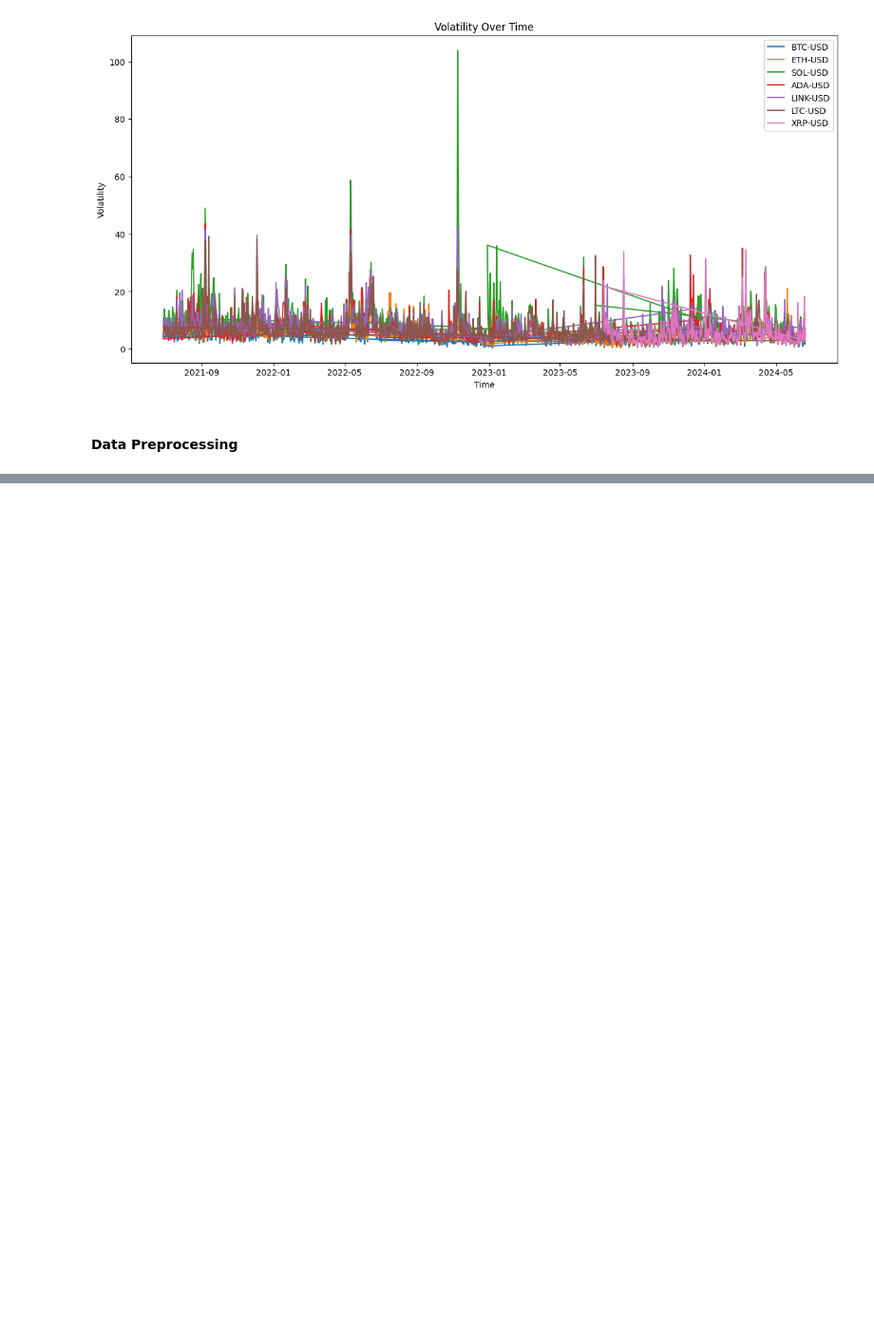
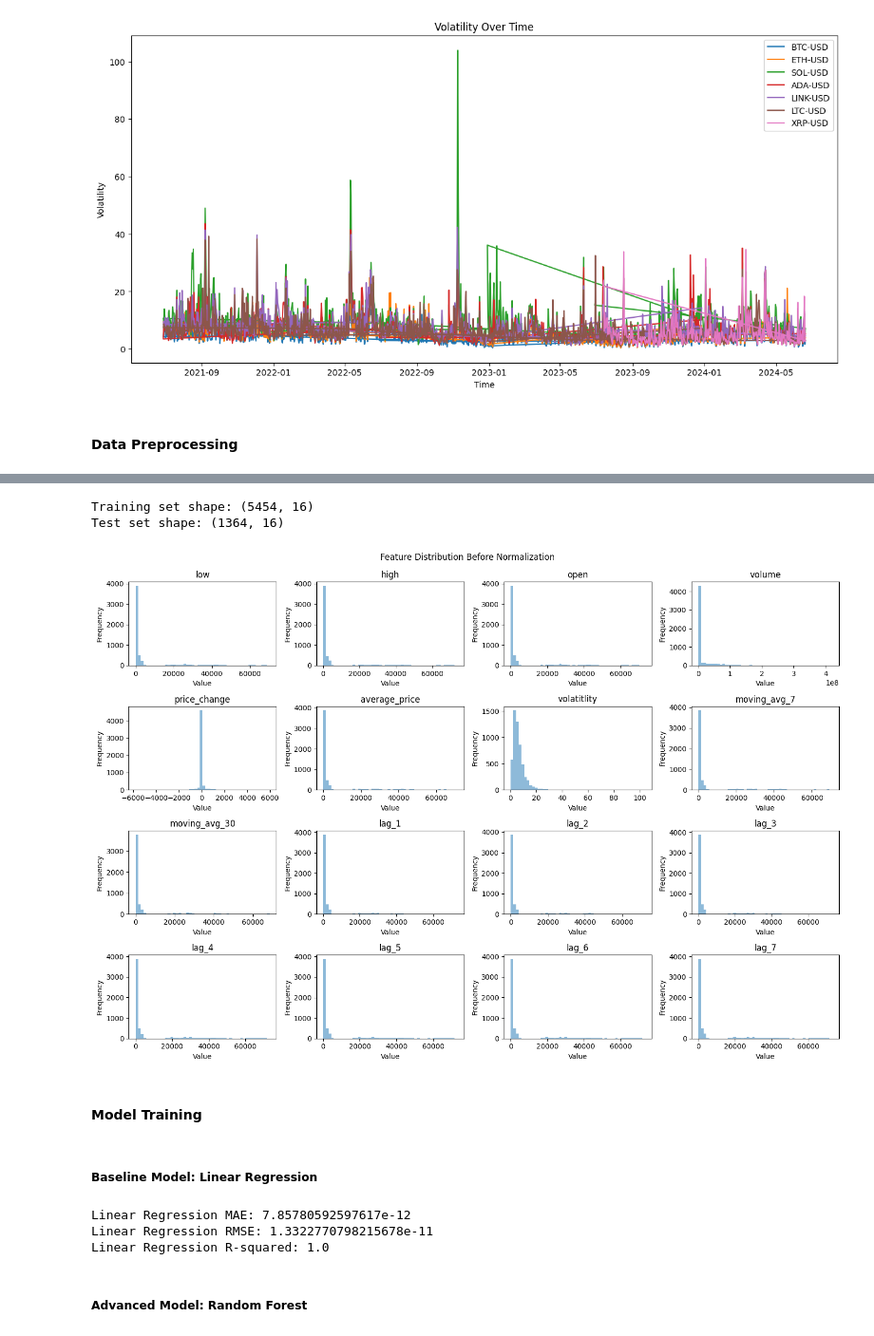
Before and after one commit to Ashahbazi90/Capstone_Project, a Jupyter notebook: test.ipynb, the cells around one changed output, grey strips where cells are left out. Shown at 95% size. Saved outputs shown, nothing was run; the diff lists cells and outputs as text; code cells hidden in the pictures; blank space fills up the shorter version.

Commit message:
I finish part of the modeling and EDA i'm sure we have more work but this is a good start

```diff
--- a/test.ipynb
+++ b/test.ipynb
@@ -207,0 +240,70 @@ test
+# %%
+# Create lag features
+for lag in range(1, 8):
+    data[f'lag_{lag}'] = data['close'].shift(lag)
+# %%
+# Drop rows with NaN values created by rolling and shifting
+data.dropna(inplace=True)
+# %%
+# Select features and target
+features = data.drop(columns=['time', 'product_id', 'close'])
+target = data['close']
+# %%
+
+# Split the data into train and test sets
+X_train, X_test, y_train, y_test = train_test_split(features, target, test_size=0.2, random_state=42)
+
+# Normalize the features
+scaler = StandardScaler()
+X_train_scaled = scaler.fit_transform(X_train)
+X_test_scaled = scaler.transform(X_test)
+
+# Display the shape of the training and test sets
+print(f"Training set shape: {X_train_scaled.shape}")
+print(f"Test set shape: {X_test_scaled.shape}")
+# %% [output]
+Training set shape: (5454, 16)
+Test set shape: (1364, 16)
+# %%
+# Convert the scaled features back to a DataFrame for easier plotting
+X_train_scaled_df = pd.DataFrame(X_train_scaled, columns=features.columns)
+
+# Plot the distribution of features before normalization
+plt.figure(figsize=(15, 10))
+for i, column in enumerate(features.columns, 1):
+    plt.subplot(4, 4, i)
+    plt.hist(X_train[column], bins=50, alpha=0.5, label='Original')
+    plt.title(column)
+    plt.xlabel('Value')
+    plt.ylabel('Frequency')
+plt.tight_layout()
+plt.suptitle('Feature Distribution Before Normalization', y=1.02)
+plt.show()
+# %% [output]
+[figure, added]
+# %% [markdown]
+#### Model Training
+# %% [markdown]
+##### Baseline Model: Linear Regression
+# %%
+# Train a Linear Regression model
+lr_model = LinearRegression()
+lr_model.fit(X_train_scaled, y_train)
+
+# Make predictions
+y_pred_lr = lr_model.predict(X_test_scaled)
+
+# Evaluate the model
+mae_lr = mean_absolute_error(y_test, y_pred_lr)
+rmse_lr = mean_squared_error(y_test, y_pred_lr, squared=False)
+r2_lr = r2_score(y_test, y_pred_lr)
+
+print(f'Linear Regression MAE: {mae_lr}')
+print(f'Linear Regression RMSE: {rmse_lr}')
+print(f'Linear Regression R-squared: {r2_lr}')
+# %% [output]
+Linear Regression MAE: 7.85780592597617e-12
+Linear Regression RMSE: 1.3322770798215678e-11
+Linear Regression R-squared: 1.0
+# %% [markdown]
+##### Advanced Model: Random Forest
```
Also changed, not shown: parts of 19 cells of this notebook.
